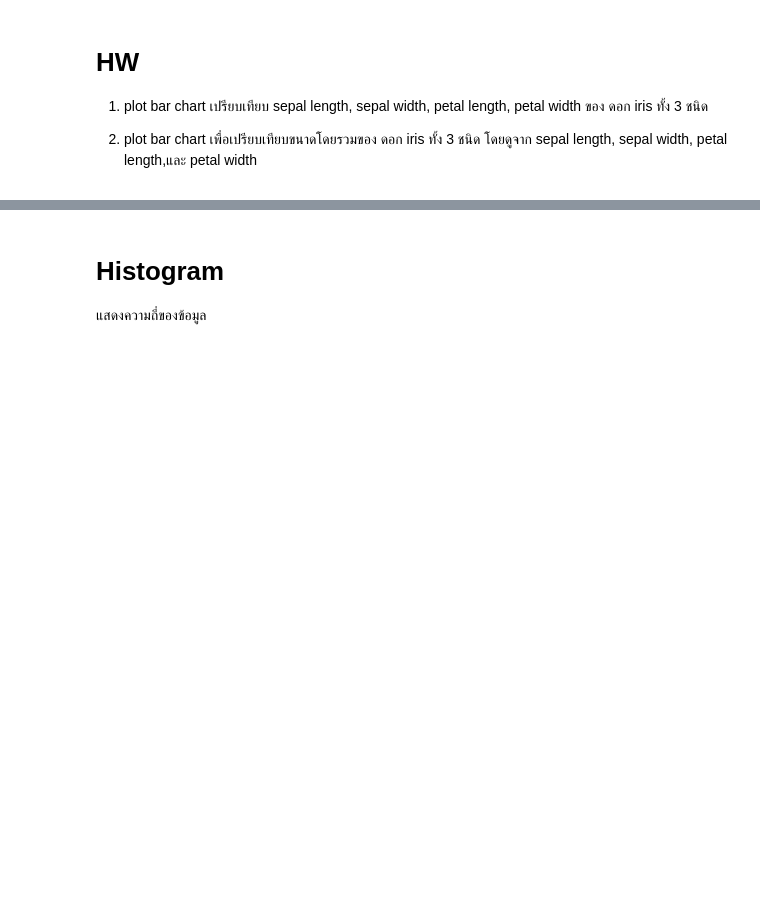
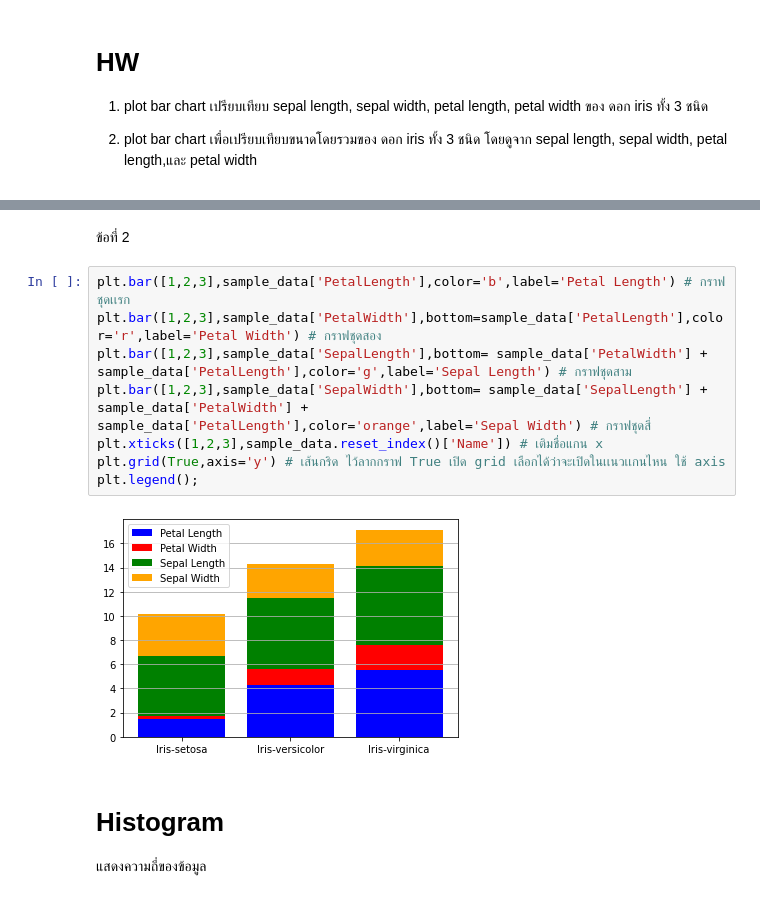
Before and after one commit to SupidchayaTangkidwanich/data_viz_2022, a Jupyter notebook: DataViz04_Data_Comparison.ipynb, the cells around one changed output, grey strips where cells are left out. Saved outputs shown, nothing was run; the diff lists cells and outputs as text; blank space fills up the shorter version.

```diff
--- a/DataViz04_Data_Comparison.ipynb
+++ b/DataViz04_Data_Comparison.ipynb
@@ -243,3 +260,15 @@ plt.legend();
+# %% [markdown]
+ข้อที่ 2
+# %%
+plt.bar([1,2,3],sample_data['PetalLength'],color='b',label='Petal Length') # กราฟชุดเเรก
+plt.bar([1,2,3],sample_data['PetalWidth'],bottom=sample_data['PetalLength'],color='r',label='Petal Width') # กราฟชุดสอง
+plt.bar([1,2,3],sample_data['SepalLength'],bottom= sample_data['PetalWidth'] + sample_data['PetalLength'],color='g',label='Sepal Length') # กราฟชุดสาม
+plt.bar([1,2,3],sample_data['SepalWidth'],bottom= sample_data['SepalLength'] + sample_data['PetalWidth'] + sample_data['PetalLength'],color='orange',label='Sepal Width') # กราฟชุดสี่
+plt.xticks([1,2,3],sample_data.reset_index()['Name']) # เติมชื่อแกน x
+plt.grid(True,axis='y') # เส้นกริด ไว้ลากกราฟ True เปิด grid เลือกได้ว่าจะเปิดในเเนวเเกนไหน ใช้ axis
+plt.legend();
+# %% [output]
+[figure, added]
 # %% [markdown]
 # Histogram
 
```
Also changed, not shown: parts of 6 cells of this notebook.
